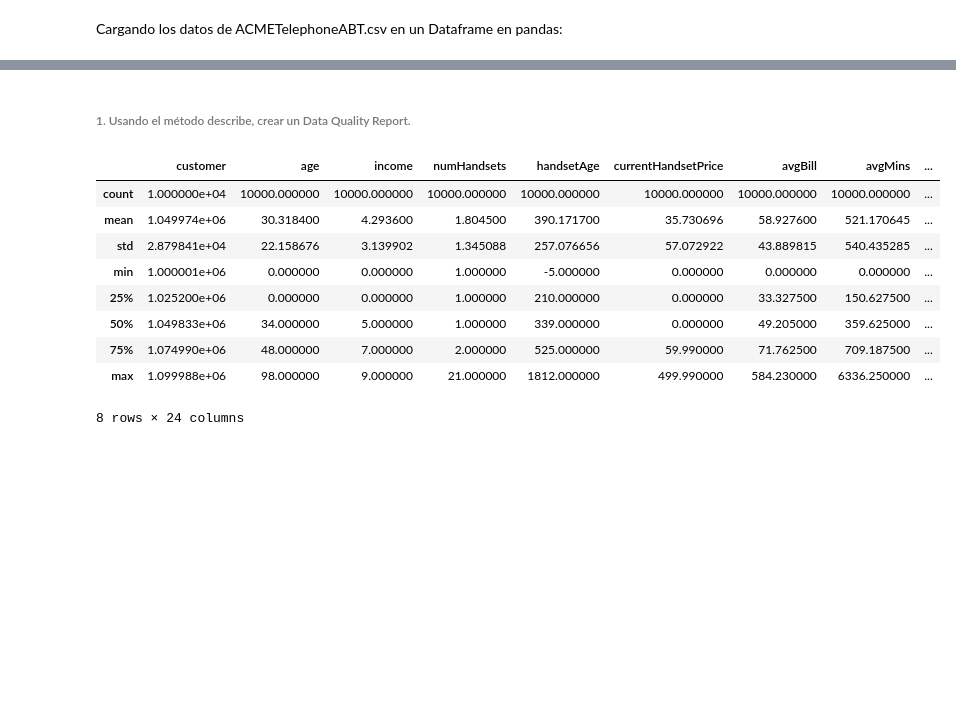
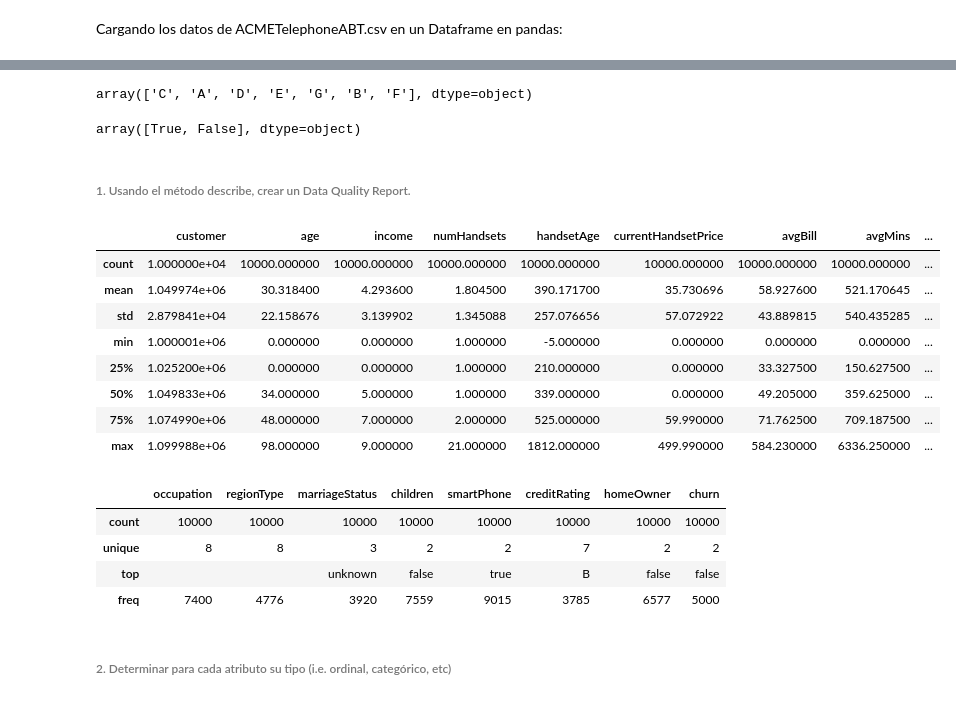
Before and after one commit to ibabicuy/Big_Data_Obligatorio_II, a Jupyter notebook: Obligatorio_II.ipynb, the cells around one changed output, grey strips where cells are left out. Drawn from its saved outputs; the diff is of its cells as text; code cells hidden in the pictures; blank space fills up the shorter version.

```diff
--- a/Obligatorio_II.ipynb
+++ b/Obligatorio_II.ipynb
@@ -15,6 +21,12 @@ Cargando los datos de ACMETelephoneABT.csv en un Dataframe en pandas:
 # %%
 path_to_file = '/home/jovyan/work/Big_Data_Course_UM/Obligatorio_II/ACMETelephoneABT.csv'
 pd_df = pd.read_csv(path_to_file)
+cols = pd_df.columns
+trimed = []
+for name in cols:
+    trimed.append(name.strip())
+pd_df.columns = trimed
+pd.set_option('display.max_columns', 500)
 pd_df.head()
 # %% [output]
 |  | customer | age | occupation | regionType | marriageStatus | children | income | numHandsets | handsetAge | ... |
@@ -27,15 +48,46 @@ pd_df.head()
+# %%
+objcols =  pd_df.columns.to_series().groupby(pd_df.dtypes).groups
+objcols = {k.name: v for k, v in objcols.items()}
+objcols = list(objcols['object'])
+
+pd_df[objcols] = pd_df[objcols].applymap(lambda x: x.strip())
+pd_df.creditRating.unique()
+# %% [output]
+array(['C', 'A', 'D', 'E', 'G', 'B', 'F'], dtype=object)
+# %%
+def various_to_TF(various):
+    res = -1
+    if various.lower() in ['true', 't', 'yes', 'y']:
+        res = True
+    else:
+        res = False
+    return res
+# %%
+pd_df['creditCard'] = pd_df['creditCard'].apply(various_to_TF)
+pd_df.creditCard.unique()
+# %% [output]
+array([True, False], dtype=object)
 # %% [markdown]
 ###### 1. Usando el método describe, crear un Data Quality Report.
+# %%
+pd_df.describe(include=[np.number])
+# %% [output]
+|  | customer | age | income | numHandsets | handsetAge | currentHandsetPrice | avgBill | avgMins | ... |
+| count | 1.000000e+04 | 10000.000000 | 10000.000000 | 10000.000000 | 10000.000000 | 10000.000000 | 10000.000000 | 10000.000000 | ... |
+| mean | 1.049974e+06 | 30.318400 | 4.293600 | 1.804500 | 390.171700 | 35.730696 | 58.927600 | 521.170645 | ... |
+| std | 2.879841e+04 | 22.158676 | 3.139902 | 1.345088 | 257.076656 | 57.072922 | 43.889815 | 540.435285 | ... |
+| min | 1.000001e+06 | 0.000000 | 0.000000 | 1.000000 | -5.000000 | 0.000000 | 0.000000 | 0.000000 | ... |
+| 25% | 1.025200e+06 | 0.000000 | 0.000000 | 1.000000 | 210.000000 | 0.000000 | 33.327500 | 150.627500 | ... |
+| 50% | 1.049833e+06 | 34.000000 | 5.000000 | 1.000000 | 339.000000 | 0.000000 | 49.205000 | 359.625000 | ... |
+| 75% | 1.074990e+06 | 48.000000 | 7.000000 | 2.000000 | 525.000000 | 59.990000 | 71.762500 | 709.187500 | ... |
+| max | 1.099988e+06 | 98.000000 | 9.000000 | 21.000000 | 1812.000000 | 499.990000 | 584.230000 | 6336.250000 | ... |
 # %%
-pd_df.describe()
+pd_df.describe(include=[object])
 # %% [output]
-|  | customer | age | income | numHandsets | handsetAge | currentHandsetPrice | avgBill | avgMins | ... |
-| count | 1.000000e+04 | 10000.000000 | 10000.000000 | 10000.000000 | 10000.000000 | 10000.000000 | 10000.000000 | 10000.000000 | ... |
-| mean | 1.049974e+06 | 30.318400 | 4.293600 | 1.804500 | 390.171700 | 35.730696 | 58.927600 | 521.170645 | ... |
-| std | 2.879841e+04 | 22.158676 | 3.139902 | 1.345088 | 257.076656 | 57.072922 | 43.889815 | 540.435285 | ... |
-| min | 1.000001e+06 | 0.000000 | 0.000000 | 1.000000 | -5.000000 | 0.000000 | 0.000000 | 0.000000 | ... |
-| 25% | 1.025200e+06 | 0.000000 | 0.000000 | 1.000000 | 210.000000 | 0.000000 | 33.327500 | 150.627500 | ... |
-| 50% | 1.049833e+06 | 34.000000 | 5.000000 | 1.000000 | 339.000000 | 0.000000 | 49.205000 | 359.625000 | ... |
-| 75% | 1.074990e+06 | 48.000000 | 7.000000 | 2.000000 | 525.000000 | 59.990000 | 71.762500 | 709.187500 | ... |
-| max | 1.099988e+06 | 98.000000 | 9.000000 | 21.000000 | 1812.000000 | 499.990000 | 584.230000 | 6336.250000 | ... |
+|  | occupation | regionType | marriageStatus | children | smartPhone | creditRating | homeOwner | churn |
+| count | 10000 | 10000 | 10000 | 10000 | 10000 | 10000 | 10000 | 10000 |
+| unique | 8 | 8 | 3 | 2 | 2 | 7 | 2 | 2 |
+| top |  |  | unknown | false | true | B | false | false |
+| freq | 7400 | 4776 | 3920 | 7559 | 9015 | 3785 | 6577 | 5000 |
-8 rows × 24 columns
+# %% [markdown]
+###### 2. Determinar para cada atributo su tipo (i.e. ordinal, categórico, etc)
```
Also changed, not shown: parts of 43 cells of this notebook.
